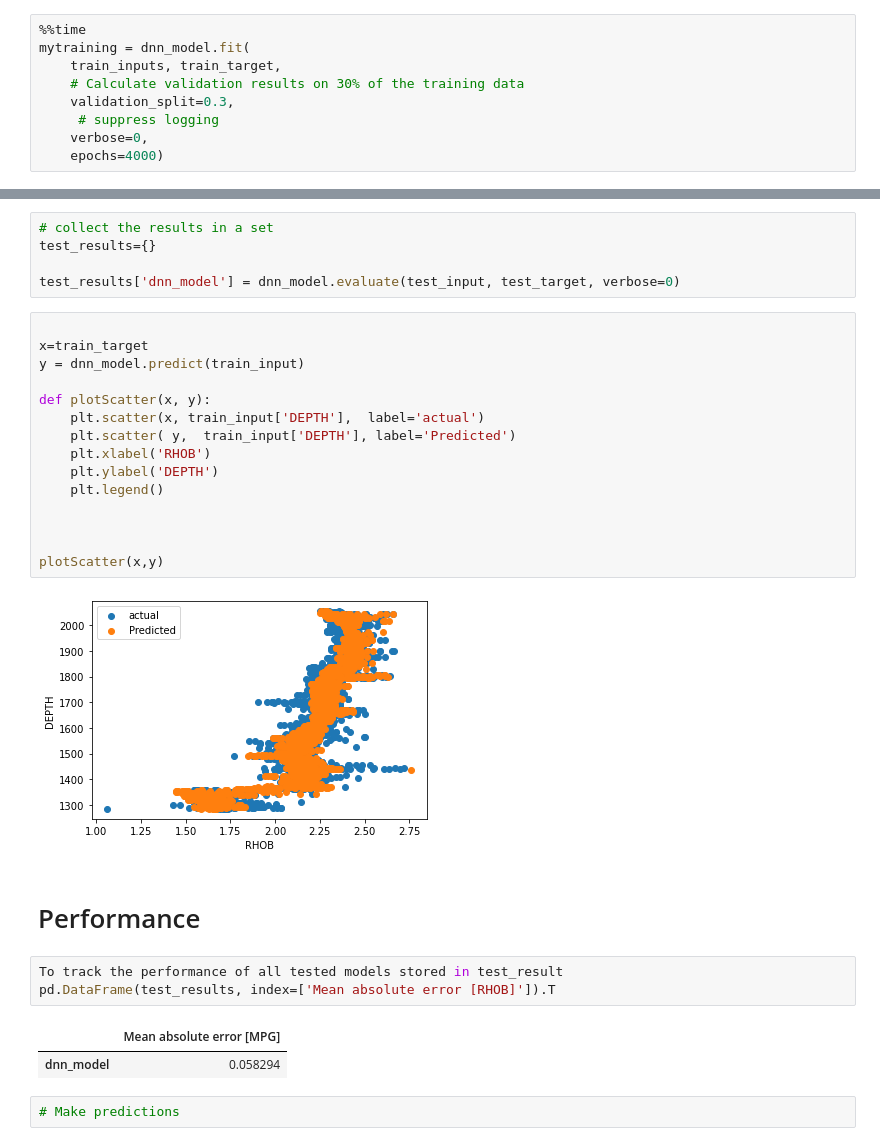
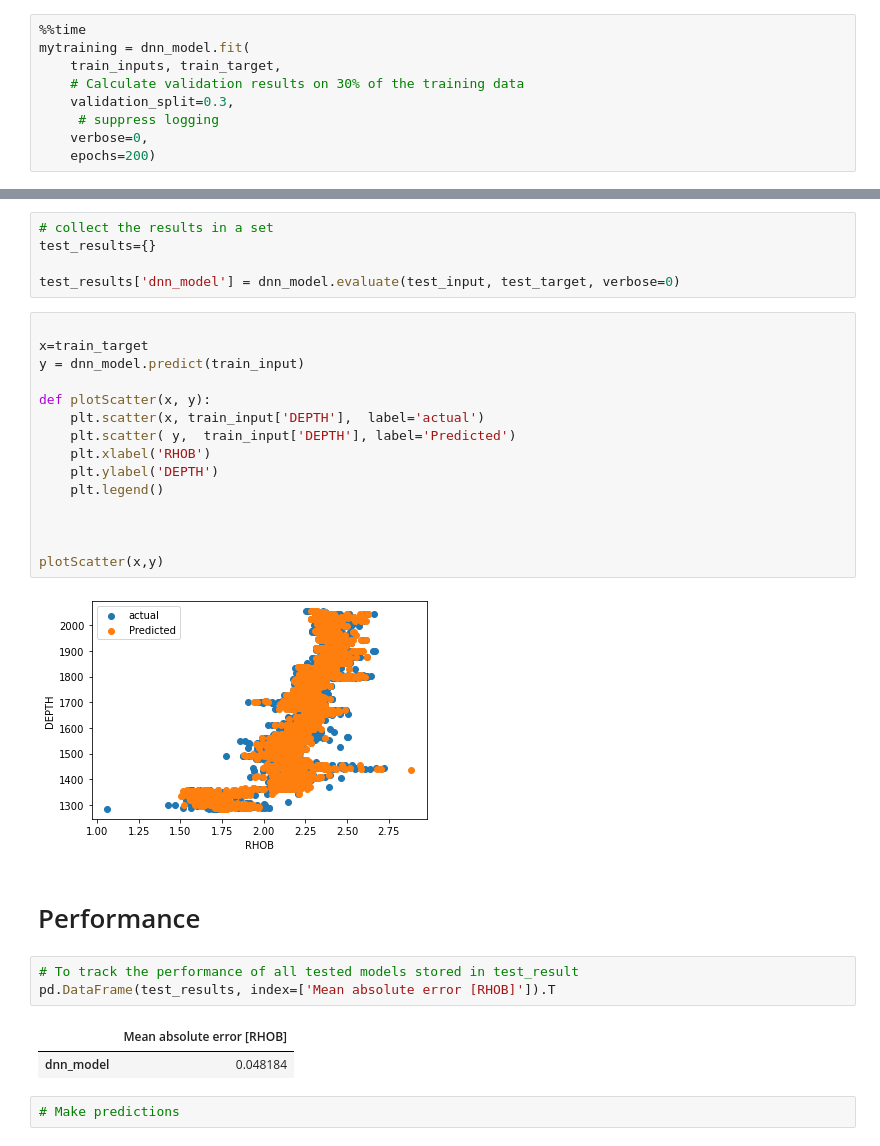
Before and after one commit to dernestbank/Lithology-Log-prediction-, a Jupyter notebook: NeuralNetPrediction 2.ipynb, the cells around one changed output, grey strips where cells are left out. Saved outputs shown, nothing was run; the diff lists cells and outputs as text.

```diff
--- a/NeuralNetPrediction 2.ipynb
+++ b/NeuralNetPrediction 2.ipynb
@@ -212,5 +212,5 @@ mytraining = dnn_model.fit(
     validation_split=0.3,
      # suppress logging
     verbose=0,
-    epochs=4000)
+    epochs=200)
 # %% [output]
@@ -257,15 +259,15 @@ def plotScatter(x, y):
 
 plotScatter(x,y)
 # %% [output]
-[figure, old version]
+[figure, new version]
 # %% [markdown]
 # Performance
 # %%
-To track the performance of all tested models stored in test_result
+# To track the performance of all tested models stored in test_result
 pd.DataFrame(test_results, index=['Mean absolute error [RHOB]']).T
 # %% [output]
-|  | Mean absolute error [MPG] |
-| dnn_model | 0.058294 |
+|  | Mean absolute error [RHOB] |
+| dnn_model | 0.048184 |
 # %%
 # Make predictions
 # %%
```
Also changed, not shown: parts of 16 cells of this notebook, 1 other file.
